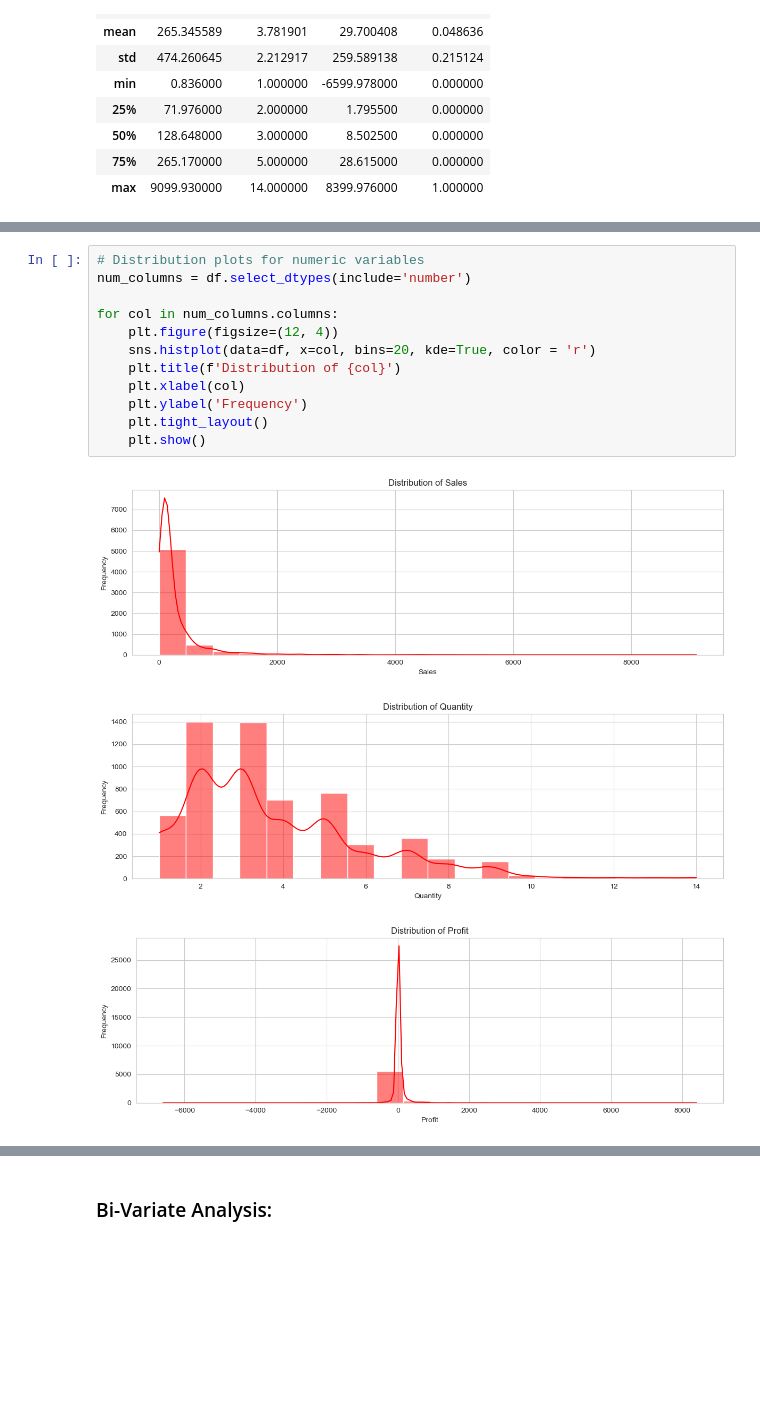
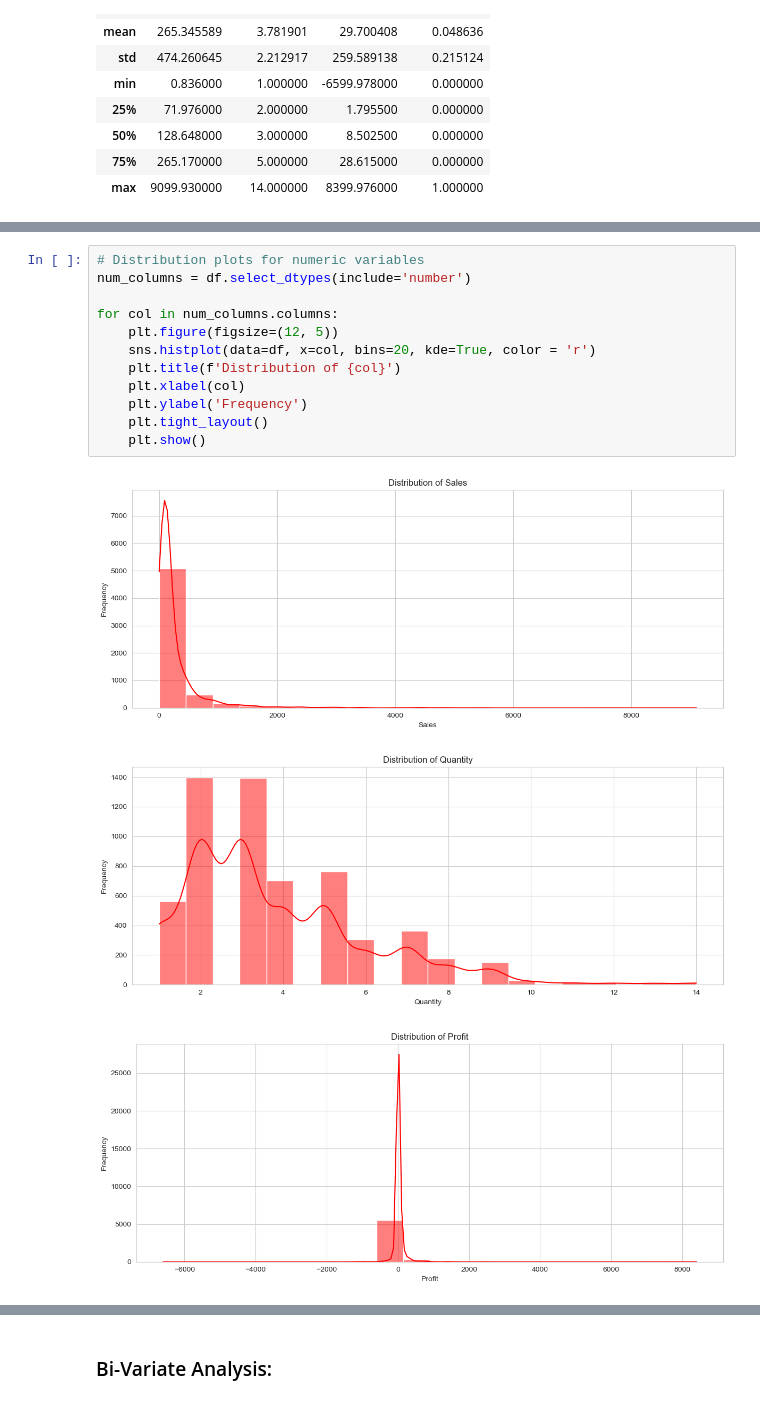
Before and after one commit to Pragya-011/Super-Store-Sales-Analysis, a Jupyter notebook: Python File/Preprocessing_and_EDA.ipynb, the cells around one changed output, grey strips where cells are left out. Drawn from its saved outputs; the diff is of its cells as text; blank space fills up the shorter version.

```diff
--- a/Python File/Preprocessing_and_EDA.ipynb
+++ b/Python File/Preprocessing_and_EDA.ipynb
@@ -132,16 +132,16 @@ df.describe(include='object')
 # %%
 # Distribution plots for numeric variables
 num_columns = df.select_dtypes(include='number')
 
 for col in num_columns.columns:
-    plt.figure(figsize=(12, 4))
+    plt.figure(figsize=(12, 5))
     sns.histplot(data=df, x=col, bins=20, kde=True, color = 'r')
     plt.title(f'Distribution of {col}')
     plt.xlabel(col)
     plt.ylabel('Frequency')
     plt.tight_layout()
     plt.show()
 # %% [output]
-[figure, old version]
+[figure, new version]
-[figure, old version]
+[figure, new version]
-[figure, old version]
+[figure, new version]
```
Also changed, not shown: parts of 7 cells of this notebook.
